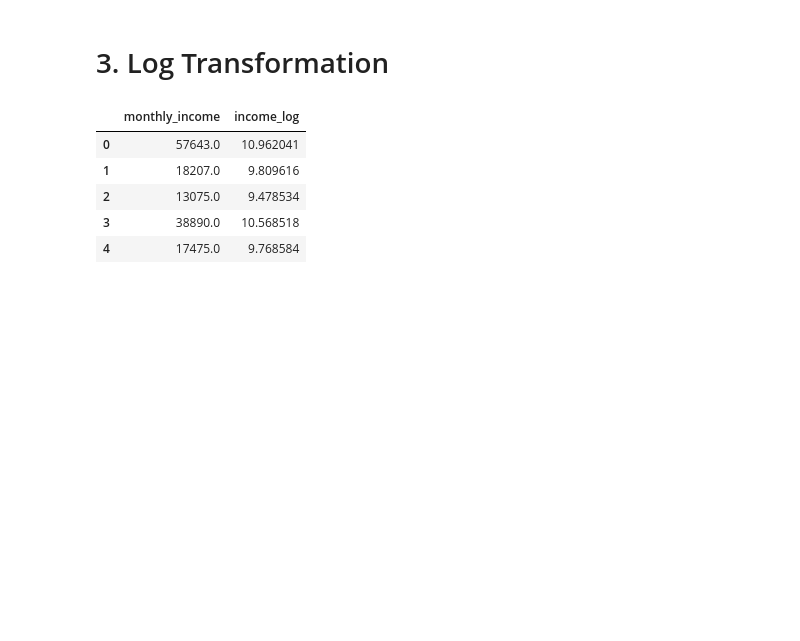
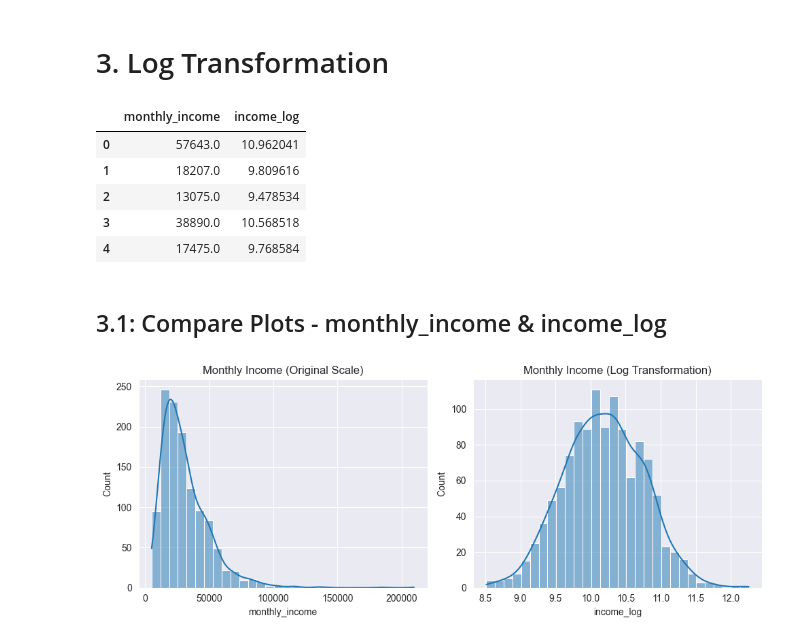
Before and after one commit to MuhaammadUsman/Agentic-AI-Learning-Journey, a Jupyter notebook: module_02_data_science/83_feature_transformations.ipynb, the cells around one changed output. Drawn from its saved outputs; the diff is of its cells as text; code cells hidden in the pictures; blank space fills up the shorter version.

Commit message:
Updated Feature Transformation Notebook

```diff
--- a/module_02_data_science/83_feature_transformations.ipynb
+++ b/module_02_data_science/83_feature_transformations.ipynb
@@ -81,3 +81,19 @@ df[["monthly_income", "income_log"]].head()
 | 2 | 13075.0 | 9.478534 |
 | 3 | 38890.0 | 10.568518 |
 | 4 | 17475.0 | 9.768584 |
+# %% [markdown]
+## 3.1: Compare Plots - monthly_income & income_log
+# %%
+sns.set_style("darkgrid")
+plt.figure(figsize = (10, 4))
+plt.subplot(1, 2, 1)
+sns.histplot(data = df, x = "monthly_income", kde = True, bins = 30)
+plt.title("Monthly Income (Original Scale)")
+
+plt.subplot(1, 2, 2)
+sns.histplot(data = df, x = "income_log", kde = True, bins = 30)
+plt.title("Monthly Income (Log Transformation)")
+plt.tight_layout()
+plt.show()
+# %% [output]
+[figure, added]
```
Also changed, not shown: parts of 1 cell of this notebook.
